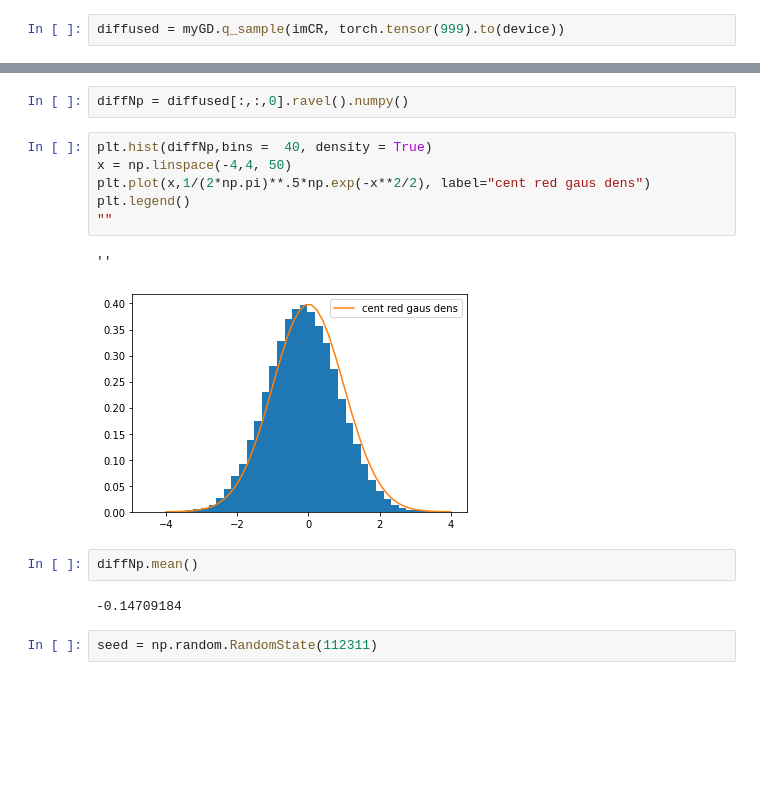
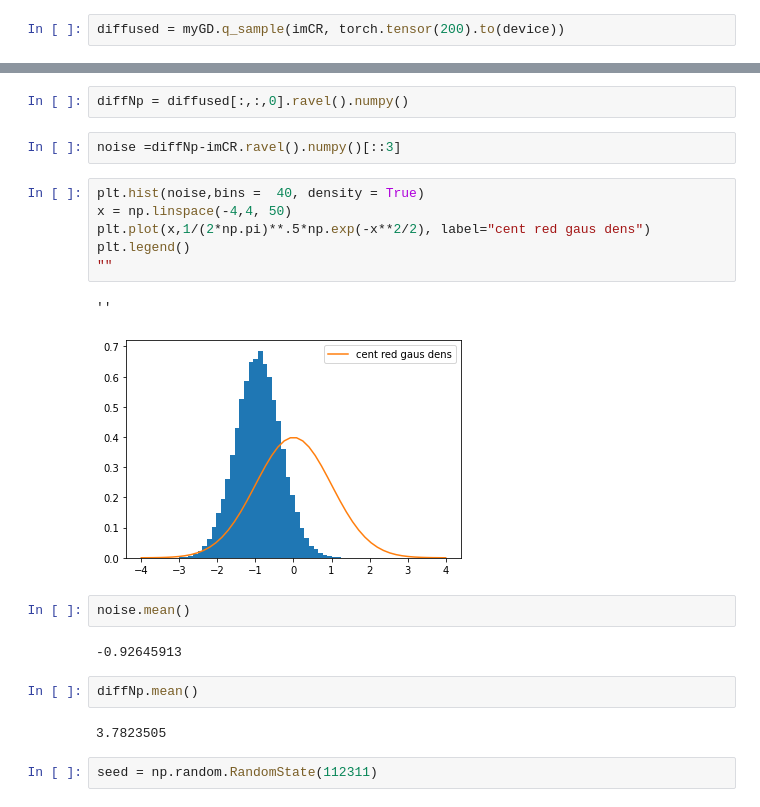
Before and after one commit to PierreGarciaRafael/SAR_DDPM, a Jupyter notebook: tests.ipynb, the cells around one changed output, grey strips where cells are left out. Drawn from its saved outputs; the diff is of its cells as text; blank space fills up the shorter version.

```diff
--- a/tests.ipynb
+++ b/tests.ipynb
@@ -72,4 +72,4 @@ myGD = su.create_gaussian_diffusion()
 # %%
 device = torch.device("cpu")
 # %%
-diffused = myGD.q_sample(imCR, torch.tensor(999).to(device))
+diffused = myGD.q_sample(imCR, torch.tensor(200).to(device))
@@ -84,18 +84,24 @@ plt.imshow((diffused-m)/(M-m))
 # %%
 diffNp = diffused[:,:,0].ravel().numpy()
+# %%
+noise =diffNp-imCR.ravel().numpy()[::3]
 # %%
-plt.hist(diffNp,bins =  40, density = True)
+plt.hist(noise,bins =  40, density = True)
 x = np.linspace(-4,4, 50)
 plt.plot(x,1/(2*np.pi)**.5*np.exp(-x**2/2), label="cent red gaus dens")
 plt.legend()
 ""
 # %% [output]
 ''
-[figure, old version]
+[figure, new version]
-# %%
-diffNp.mean()
-# %% [output]
--0.14709184
+# %%
+noise.mean()
+# %% [output]
+-0.92645913
+# %%
+diffNp.mean()
+# %% [output]
+3.7823505
 # %%
 seed = np.random.RandomState(112311)
 # %%
```
Also changed, not shown: parts of 9 cells of this notebook, 1 other file.
